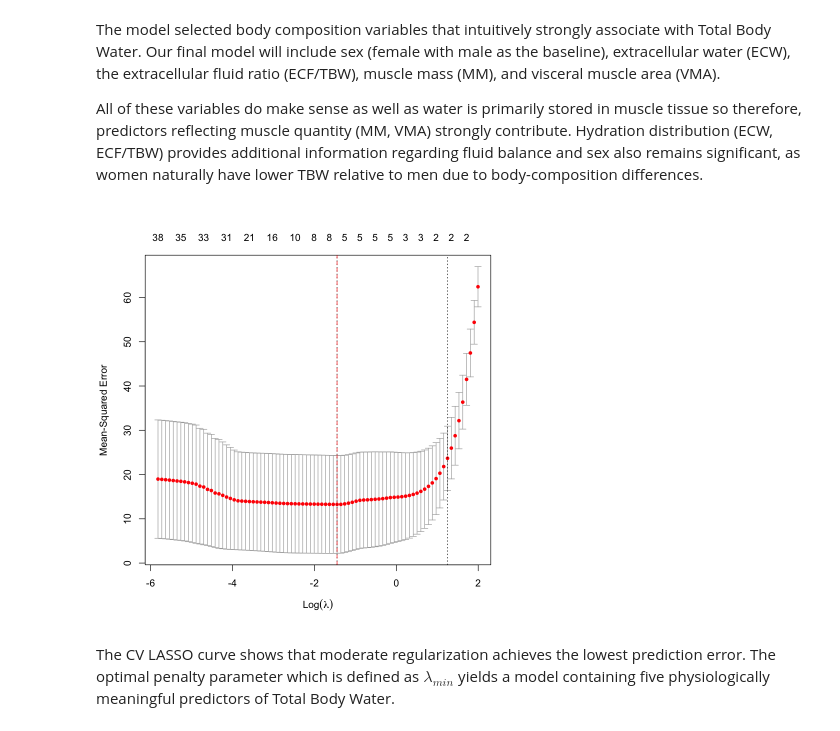
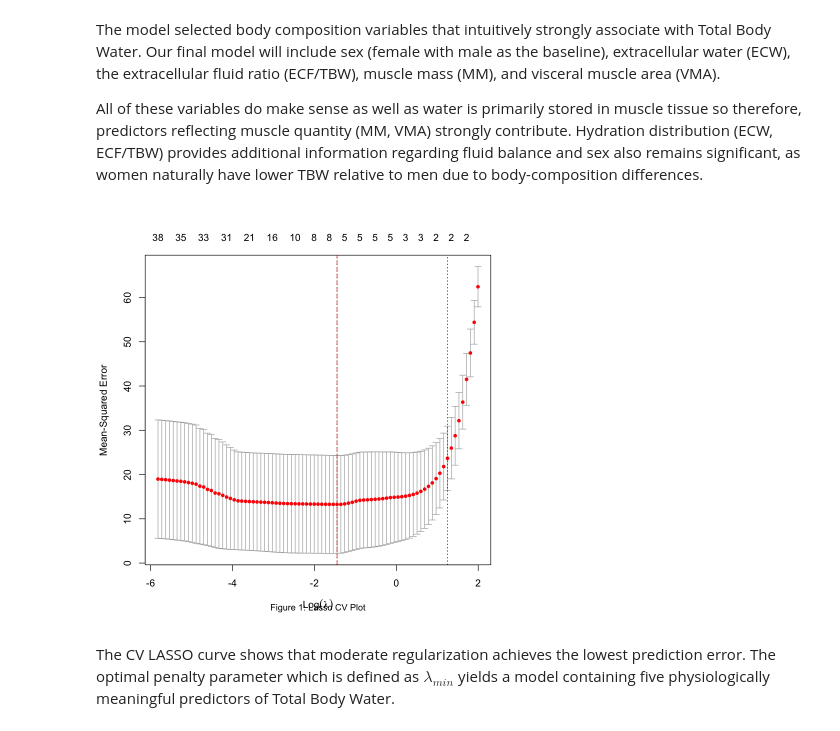
Before and after one commit to calvingdu/stat301_group20, a Jupyter notebook: final/finalFormatted.ipynb, the cells around one changed output. Saved outputs shown, nothing was run; the diff lists cells and outputs as text; code cells hidden in the pictures.

```diff
--- a/final/finalFormatted.ipynb
+++ b/final/finalFormatted.ipynb
@@ -223,9 +254,10 @@ The model selected body composition variables that intuitively strongly associat
 All of these variables do make sense as well as water is primarily stored in muscle tissue so therefore, predictors reflecting muscle quantity (MM, VMA) strongly contribute. Hydration distribution (ECW, ECF/TBW) provides additional information regarding fluid balance and sex also remains significant, as women naturally have lower TBW relative to men due to body-composition differences.
 # %%
 plot(lasso)
-abline(v = log(lasso$lambda.min), col="red", lty=2)
+abline(v = log(lasso$lambda.min), col = "red", lty = 2)
+title(sub = "Figure 1: Lasso CV Plot", cex.sub = 0.9, line = 3)
 # %% [output]
-[figure, old version]
+[figure, new version]
 # %% [markdown]
 The CV LASSO curve shows that moderate regularization achieves the lowest prediction error. The optimal penalty parameter which is defined as $\lambda_{min}$ yields a model containing five physiologically meaningful predictors of Total Body Water.
 # %%
```
Also changed, not shown: parts of 7 cells of this notebook, 1 other file.
